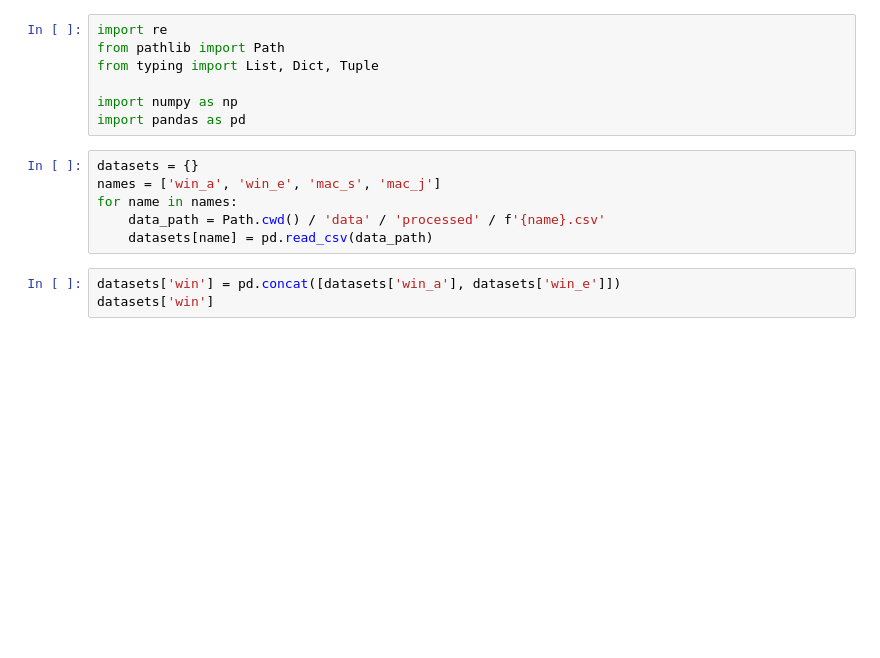
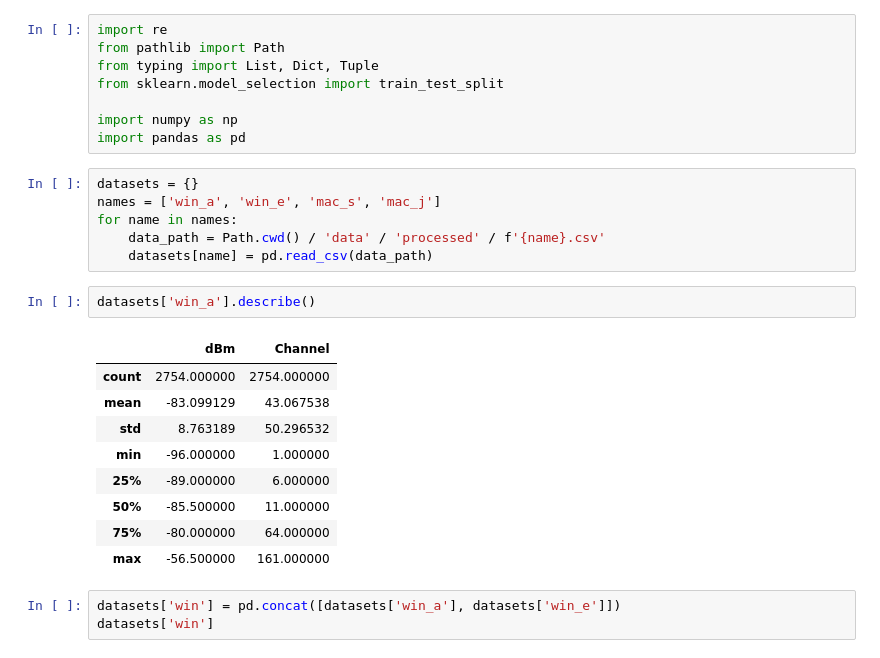
Before and after one commit to jiakai2002/indoor-positioning-app, a Jupyter notebook: data-processing.ipynb, the cells around one changed output. Saved outputs shown, nothing was run; the diff lists cells and outputs as text; blank space fills up the shorter version.

```diff
--- a/data-processing.ipynb
+++ b/data-processing.ipynb
@@ -2,6 +2,7 @@
 import re
 from pathlib import Path
 from typing import List, Dict, Tuple
+from sklearn.model_selection import train_test_split
 
 import numpy as np
 import pandas as pd
@@ -11,6 +12,18 @@ names = ['win_a', 'win_e', 'mac_s', 'mac_j']
 for name in names:
     data_path = Path.cwd() / 'data' / 'processed' / f'{name}.csv'
     datasets[name] = pd.read_csv(data_path)
+# %%
+datasets['win_a'].describe()
+# %% [output]
+|  | dBm | Channel |
+| count | 2754.000000 | 2754.000000 |
+| mean | -83.099129 | 43.067538 |
+| std | 8.763189 | 50.296532 |
+| min | -96.000000 | 1.000000 |
+| 25% | -89.000000 | 6.000000 |
+| 50% | -85.500000 | 11.000000 |
+| 75% | -80.000000 | 64.000000 |
+| max | -56.500000 | 161.000000 |
 # %%
 datasets['win'] = pd.concat([datasets['win_a'], datasets['win_e']])
 datasets['win']
```
Also changed, not shown: parts of 13 cells of this notebook, 13 other files.
